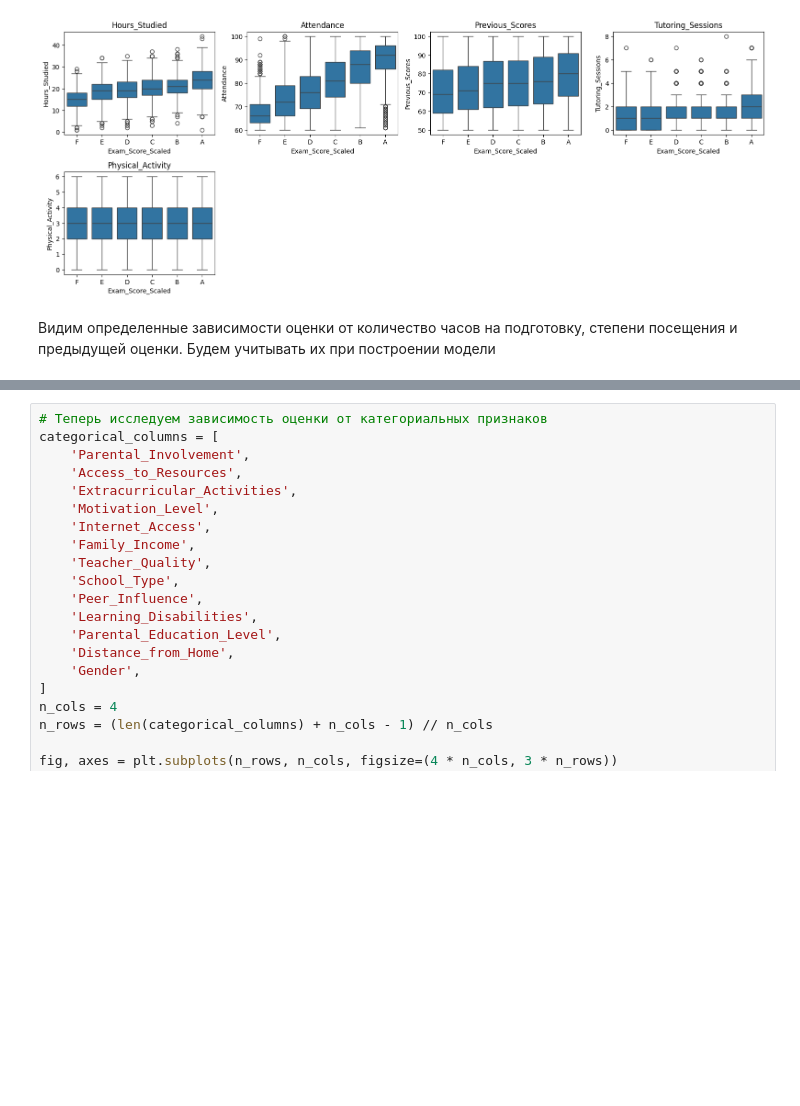
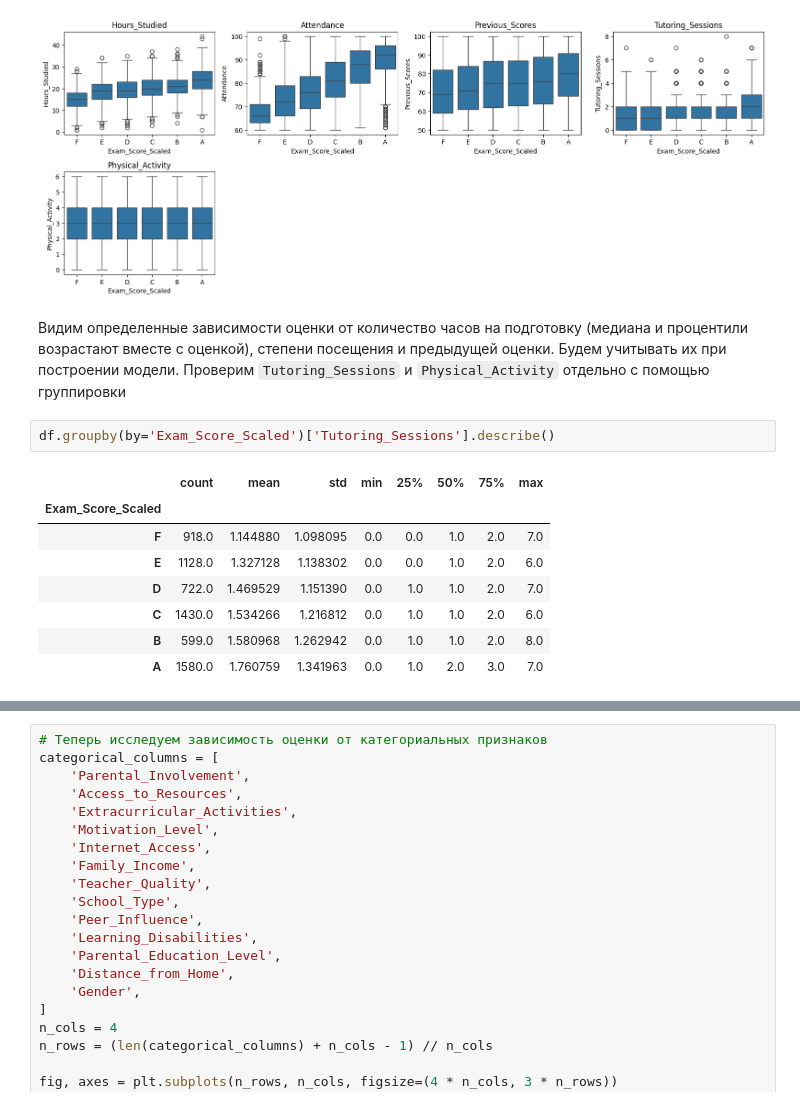
Before and after one commit to platonlukyanov/spbu-python-course, a Jupyter notebook: project/homework_8/index.ipynb, the cells around one changed output, grey strips where cells are left out. Cells and saved outputs as stored; diff of their text form; blank space fills up the shorter version.

```diff
--- a/project/homework_8/index.ipynb
+++ b/project/homework_8/index.ipynb
@@ -238,4 +293,15 @@ plt.show()
 # %% [output]
 [figure]
 # %% [markdown]
-Видим определенные зависимости оценки от количество часов на подготовку, степени посещения и предыдущей оценки. Будем учитывать их при построении модели
+Видим определенные зависимости оценки от количество часов на подготовку (медиана и процентили возрастают вместе с оценкой), степени посещения и предыдущей оценки. Будем учитывать их при построении модели. Проверим `Tutoring_Sessions` и `Physical_Activity` отдельно с помощью группировки
+# %%
+df.groupby(by='Exam_Score_Scaled')['Tutoring_Sessions'].describe()
+# %% [output]
+|  | count | mean | std | min | 25% | 50% | 75% | max |
+| Exam_Score_Scaled |  |  |  |  |  |  |  |  |
+| F | 918.0 | 1.144880 | 1.098095 | 0.0 | 0.0 | 1.0 | 2.0 | 7.0 |
+| E | 1128.0 | 1.327128 | 1.138302 | 0.0 | 0.0 | 1.0 | 2.0 | 6.0 |
+| D | 722.0 | 1.469529 | 1.151390 | 0.0 | 1.0 | 1.0 | 2.0 | 7.0 |
+| C | 1430.0 | 1.534266 | 1.216812 | 0.0 | 1.0 | 1.0 | 2.0 | 6.0 |
+| B | 599.0 | 1.580968 | 1.262942 | 0.0 | 1.0 | 1.0 | 2.0 | 8.0 |
+| A | 1580.0 | 1.760759 | 1.341963 | 0.0 | 1.0 | 2.0 | 3.0 | 7.0 |
```
Also changed, not shown: parts of 15 cells of this notebook.
